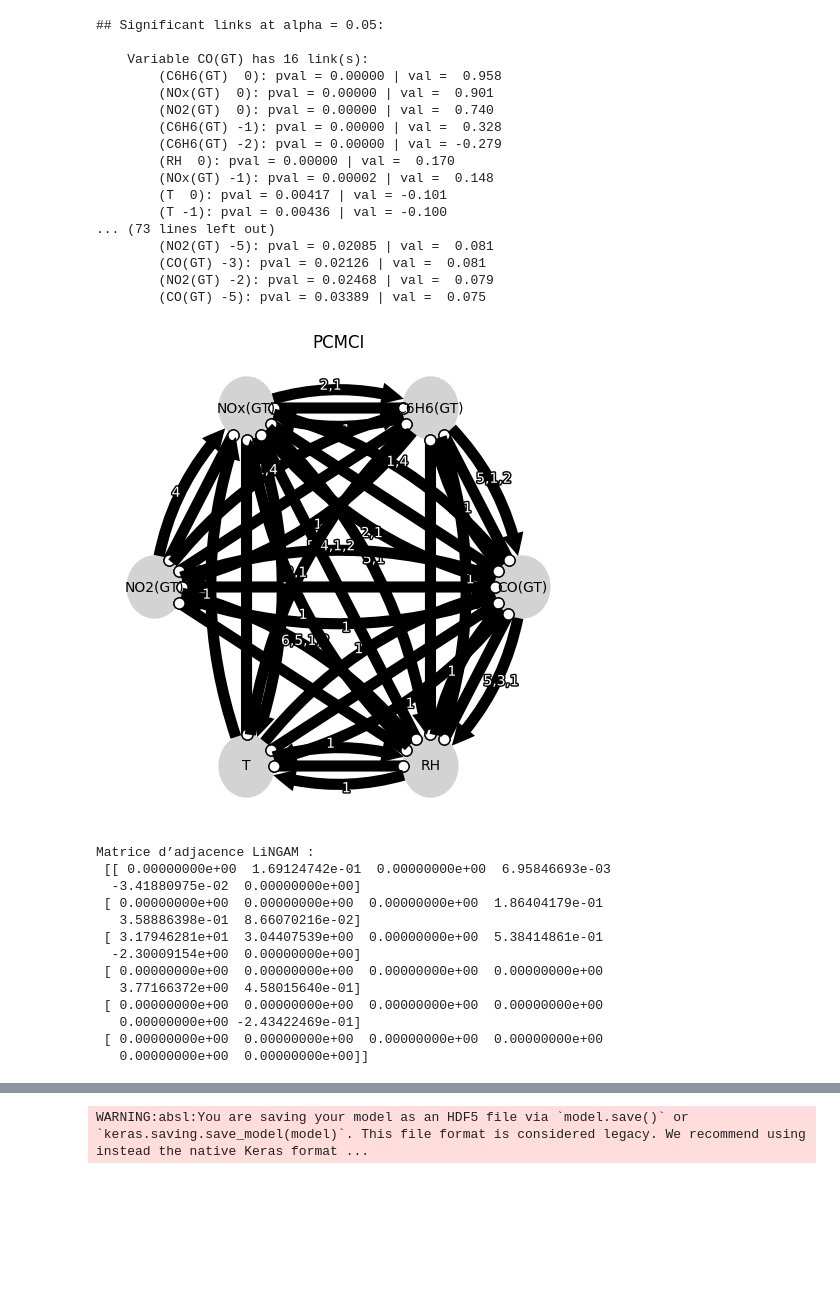
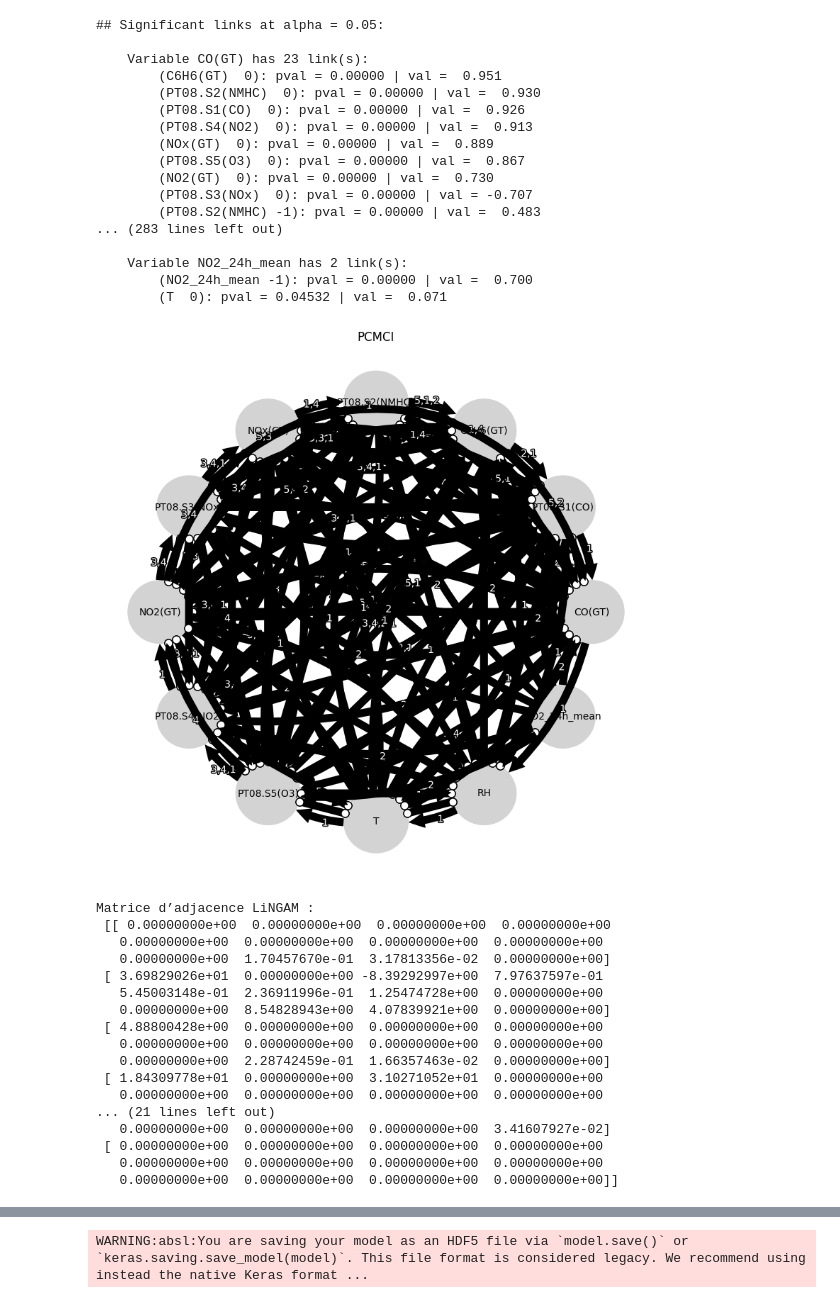
Before and after one commit to Balla98/Projet-prediction-air, a Jupyter notebook: project.ipynb, the cells around one changed output, grey strips where cells are left out. Saved outputs shown, nothing was run; the diff lists cells and outputs as text; code cells hidden in the pictures; blank space fills up the shorter version.

```diff
--- a/project.ipynb
+++ b/project.ipynb
@@ -531,6 +436,8 @@ def run_pcmci(df, maxlag=6, alpha=0.05):
     pcmci = PCMCI(dataframe=dataframe, cond_ind_test=parcorr)
 
     results = pcmci.run_pcmci(tau_max=maxlag, pc_alpha=alpha)
+
+    # Affichage des liens significatifs
     pcmci.print_significant_links(
         p_matrix=results['p_matrix'],
         val_matrix=results['val_matrix'],
@@ -549,9 +456,10 @@ def run_pcmci(df, maxlag=6, alpha=0.05):
     tp.plot_graph(
         graph,
         var_names=var_names,
-        figsize=(6, 6)
+        figsize=(8, 8)
     )
     plt.title("PCMCI")
+    plt.tight_layout()
     plt.show()
 
     return results, graph
@@ -596,6 +505,7 @@ def run_lingam(df):
     labels = nx.get_edge_attributes(G, 'weight')
     nx.draw_networkx_edge_labels(G, pos, edge_labels={k: f"{v:.2f}" for k, v in labels.items()})
     plt.title("DAG LiNGAM")
+    plt.tight_layout()
     plt.show()
 
     return adj_matrix
@@ -638,46 +586,54 @@ def build_scm(df, treatment, outcome, common_causes):
 # %%
 
 
 # Sélectionner un sous-ensemble de variables pour la découverte causale
-subset = df[["CO(GT)","C6H6(GT)", "NOx(GT)","NO2(GT)","T", "RH"]].dropna()
+subset = df[["CO(GT)","PT08.S1(CO)", "C6H6(GT)","PT08.S2(NMHC)","NOx(GT)", "PT08.S3(NOx)","NO2(GT)", "PT08.S4(NO2)","PT08.S5(O3)","T", "RH", "NO2_24h_mean"]].dropna()
 
 
 # 1. PCMCI
 pcmci_results, pcmci_graph = run_pcmci(subset, maxlag=6, alpha=0.05)
 # 2. LiNGAM
 lingam_adj = run_lingam(subset)
 
 # 3. Exemple de SCM : définir traitement, résultat et covariables
-scm = build_scm(subset, treatment="T", outcome="CO(GT)", common_causes=["C6H6(GT)", "NOx(GT)","NO2(GT)", "RH"])
+print("\n Modèle Causal Structurel (SCM) et Estimation par la méthode du Backdoor ...")
+scm, estimand, estimate_lr = build_scm(
+    subset, treatment="T", outcome="CO(GT)",
+    common_causes=["PT08.S1(CO)", "C6H6(GT)","PT08.S2(NMHC)","NOx(GT)", "PT08.S3(NOx)","NO2(GT)", "PT08.S4(NO2)","PT08.S5(O3)","RH", "NO2_24h_mean"]#"C6H6(GT)", "NOx(GT)","NO2(GT)", "RH"
+)
 # %% [output]
 ## Significant links at alpha = 0.05:
 
-    Variable CO(GT) has 16 link(s):
-        (C6H6(GT)  0): pval = 0.00000 | val =  0.958
-        (NOx(GT)  0): pval = 0.00000 | val =  0.901
-        (NO2(GT)  0): pval = 0.00000 | val =  0.740
-        (C6H6(GT) -1): pval = 0.00000 | val =  0.328
-        (C6H6(GT) -2): pval = 0.00000 | val = -0.279
-        (RH  0): pval = 0.00000 | val =  0.170
-        (NOx(GT) -1): pval = 0.00002 | val =  0.148
-        (T  0): pval = 0.00417 | val = -0.101
-        (T -1): pval = 0.00436 | val = -0.100
-... (73 lines left out)
-        (NO2(GT) -5): pval = 0.02085 | val =  0.081
-        (CO(GT) -3): pval = 0.02126 | val =  0.081
-        (NO2(GT) -2): pval = 0.02468 | val =  0.079
-        (CO(GT) -5): pval = 0.03389 | val =  0.075
+    Variable CO(GT) has 23 link(s):
+        (C6H6(GT)  0): pval = 0.00000 | val =  0.951
+        (PT08.S2(NMHC)  0): pval = 0.00000 | val =  0.930
+        (PT08.S1(CO)  0): pval = 0.00000 | val =  0.926
+        (PT08.S4(NO2)  0): pval = 0.00000 | val =  0.913
+        (NOx(GT)  0): pval = 0.00000 | val =  0.889
+        (PT08.S5(O3)  0): pval = 0.00000 | val =  0.867
+        (NO2(GT)  0): pval = 0.00000 | val =  0.730
+        (PT08.S3(NOx)  0): pval = 0.00000 | val = -0.707
+        (PT08.S2(NMHC) -1): pval = 0.00000 | val =  0.483
+... (283 lines left out)
+
+    Variable NO2_24h_mean has 2 link(s):
+        (NO2_24h_mean -1): pval = 0.00000 | val =  0.700
+        (T  0): pval = 0.04532 | val =  0.071
-[figure, old version]
+[figure, new version]
 Matrice d’adjacence LiNGAM :
- [[ 0.00000000e+00  1.69124742e-01  0.00000000e+00  6.95846693e-03
-  -3.41880975e-02  0.00000000e+00]
- [ 0.00000000e+00  0.00000000e+00  0.00000000e+00  1.86404179e-01
-   3.58886398e-01  8.66070216e-02]
- [ 3.17946281e+01  3.04407539e+00  0.00000000e+00  5.38414861e-01
-  -2.30009154e+00  0.00000000e+00]
+ [[ 0.00000000e+00  0.00000000e+00  0.00000000e+00  0.00000000e+00
+   0.00000000e+00  0.00000000e+00  0.00000000e+00  0.00000000e+00
+   0.00000000e+00  1.70457670e-01  3.17813356e-02  0.00000000e+00]
+ [ 3.69829026e+01  0.00000000e+00 -8.39292997e+00  7.97637597e-01
+   5.45003148e-01  2.36911996e-01  1.25474728e+00  0.00000000e+00
+   0.00000000e+00  8.54828943e+00  4.07839921e+00  0.00000000e+00]
+ [ 4.88800428e+00  0.00000000e+00  0.00000000e+00  0.00000000e+00
+   0.00000000e+00  0.00000000e+00  0.00000000e+00  0.00000000e+00
+   0.00000000e+00  2.28742459e-01  1.66357463e-02  0.00000000e+00]
+ [ 1.84309778e+01  0.00000000e+00  3.10271052e+01  0.00000000e+00
+   0.00000000e+00  0.00000000e+00  0.00000000e+00  0.00000000e+00
+... (21 lines left out)
+   0.00000000e+00  0.00000000e+00  0.00000000e+00  3.41607927e-02]
  [ 0.00000000e+00  0.00000000e+00  0.00000000e+00  0.00000000e+00
-   3.77166372e+00  4.58015640e-01]
- [ 0.00000000e+00  0.00000000e+00  0.00000000e+00  0.00000000e+00
-   0.00000000e+00 -2.43422469e-01]
- [ 0.00000000e+00  0.00000000e+00  0.00000000e+00  0.00000000e+00
-   0.00000000e+00  0.00000000e+00]]
+   0.00000000e+00  0.00000000e+00  0.00000000e+00  0.00000000e+00
+   0.00000000e+00  0.00000000e+00  0.00000000e+00  0.00000000e+00]]
```
Also changed, not shown: parts of 18 cells of this notebook, 4 other files.
